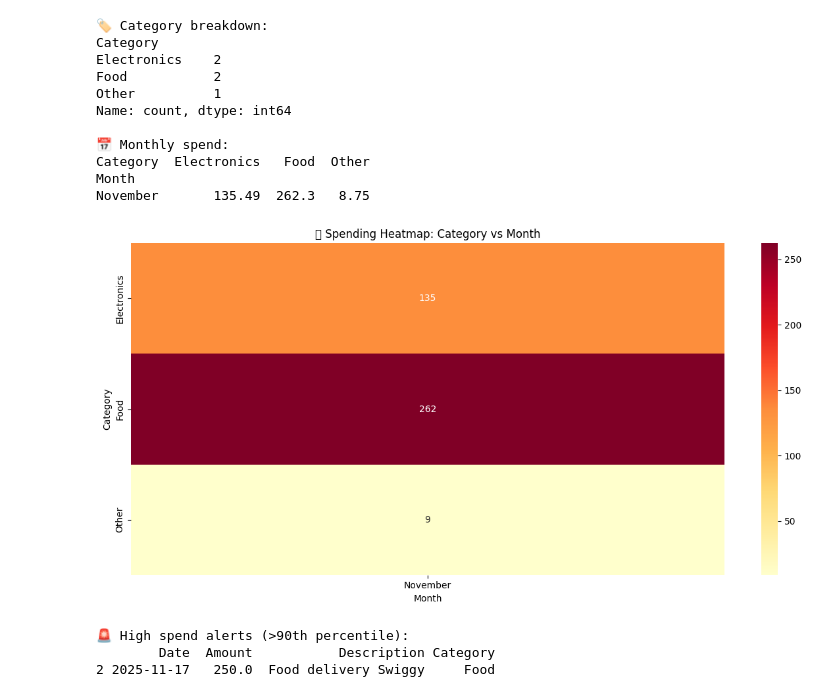
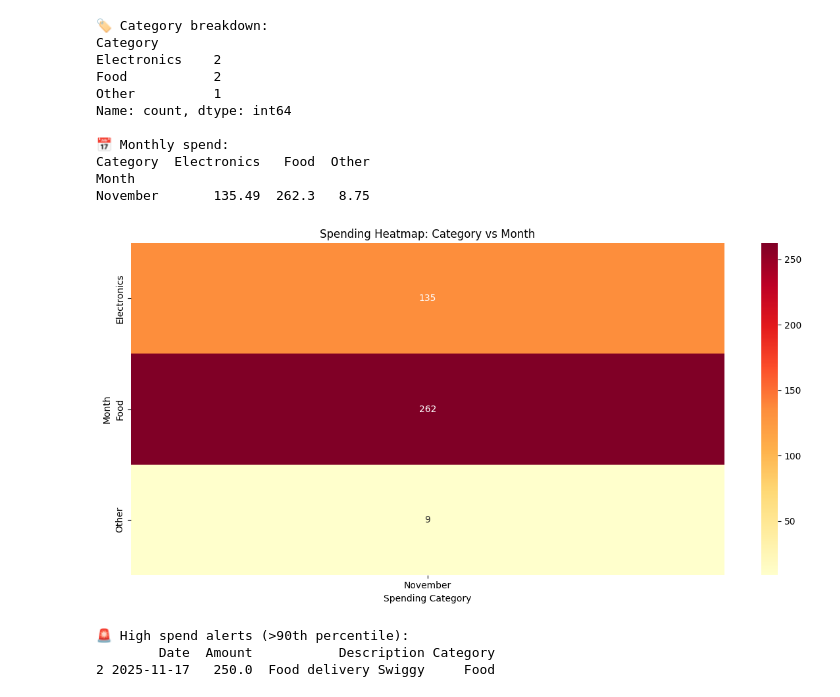
Before and after one commit to moonglxde/projects, a Jupyter notebook: budget_tracker.ipynb, the cells around one changed output. Drawn from its saved outputs; the diff is of its cells as text; code cells hidden in the pictures.

```diff
--- a/budget_tracker.ipynb
+++ b/budget_tracker.ipynb
@@ -83,19 +83,20 @@ Category  Electronics   Food  Other
 Month
 November       135.49  262.3   8.75
 # %%
-# Setup plotting style
 plt.style.use('default')
 sns.set_palette("husl")
 
 # Heatmap: Category vs Month spending
 plt.figure(figsize=(12, 6))
 sns.heatmap(monthly_spend.T, annot=True, cmap='YlOrRd', fmt='.0f')
-plt.title('💰 Spending Heatmap: Category vs Month')
+plt.title('Spending Heatmap: Category vs Month')
+plt.xlabel('Spending Category')
+plt.ylabel('Month')
 plt.tight_layout()
 plt.savefig('spending_heatmap.png', dpi=300, bbox_inches='tight')
 plt.show()
 # %% [output]
-[figure, old version]
+[figure, new version]
 # %%
 # Interactive pie chart
 fig = px.pie(df, values='Amount', names='Category',
```
Also changed, not shown: parts of 2 cells of this notebook, 2 other files.
